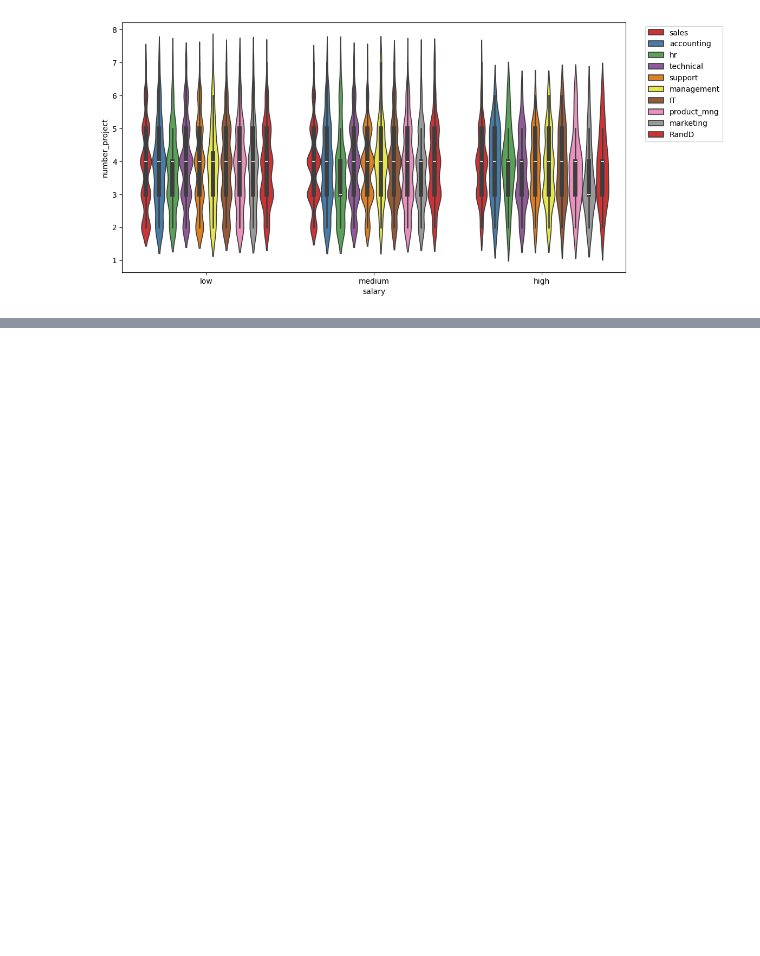
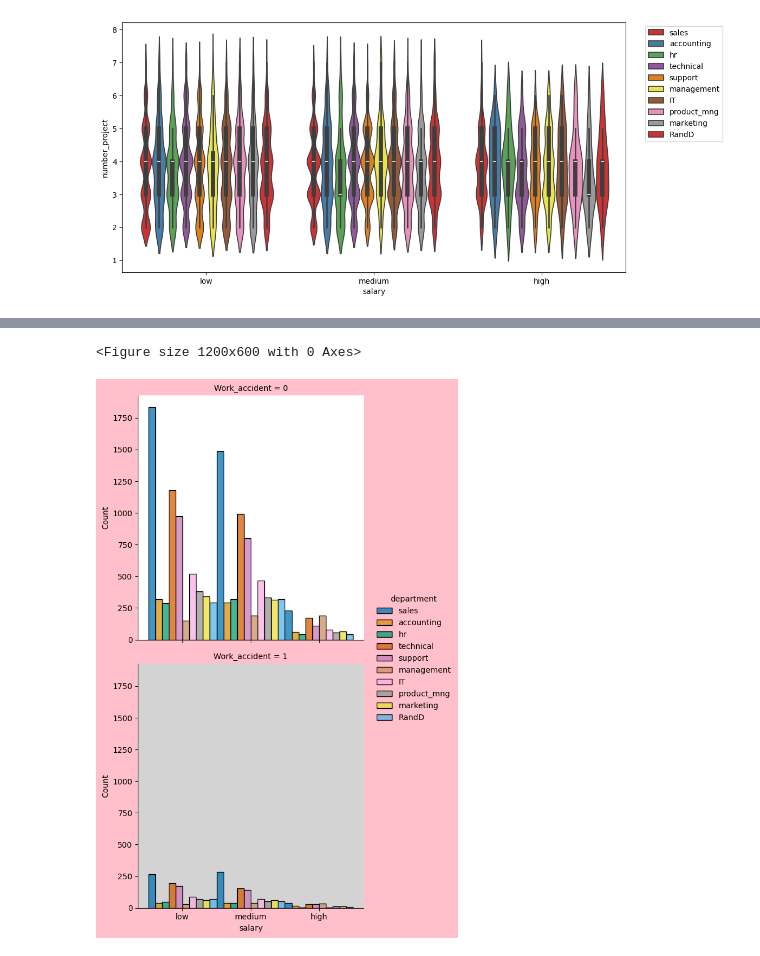
Before and after one commit to sangu0005/data_analysis_workspace, a Jupyter notebook: Seaborn.ipynb, the cells around one changed output, grey strips where cells are left out. Saved outputs shown, nothing was run; the diff lists cells and outputs as text; code cells hidden in the pictures; blank space fills up the shorter version.

```diff
--- a/Seaborn.ipynb
+++ b/Seaborn.ipynb
@@ -126,0 +141,8 @@ plt.legend(bbox_to_anchor=(1.2,1))
+# %%
+plt.figure(figsize=(12,6))
+sns.displot(data=df, x='salary',hue='department',row='Work_accident', multiple='dodge', palette='colorblind')
+plt.gca().set_facecolor('lightgrey')
+plt.gcf().set_facecolor('Pink')
+# %% [output]
+<Figure size 1200x600 with 0 Axes>
+[figure, added]
```
Also changed, not shown: parts of 2 cells of this notebook.
